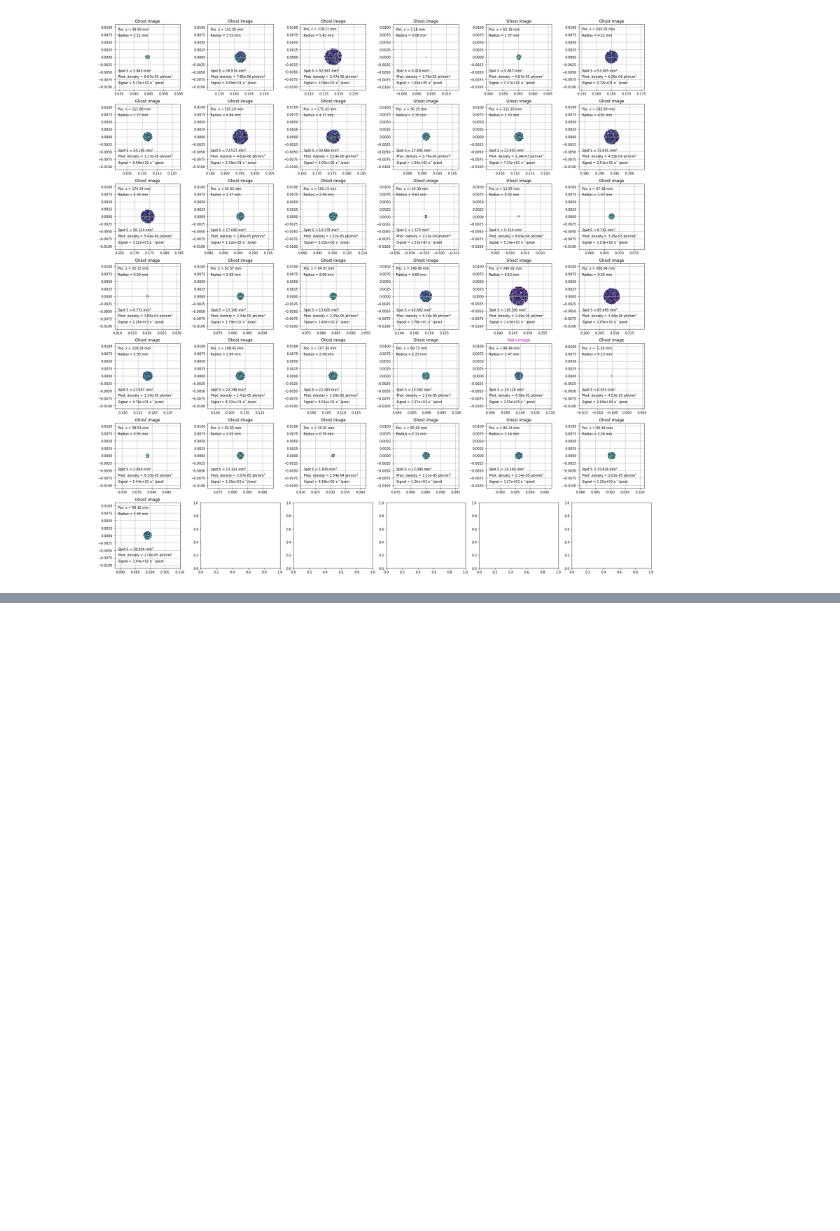
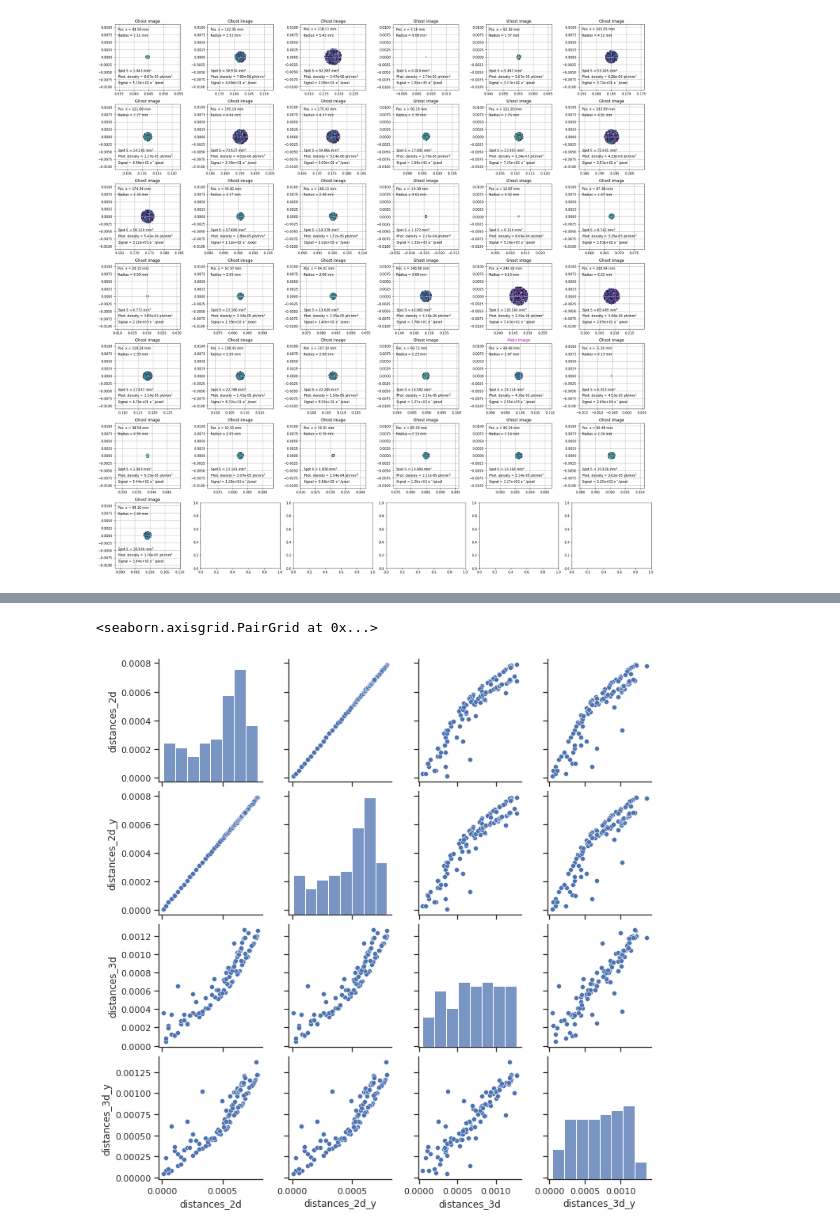
Before and after one commit to lsst-camera-dh/ghosts, a Jupyter notebook: notebooks/LSST_CCOB_ghost_study_distance.ipynb, the cells around one changed output, grey strips where cells are left out. Cells and saved outputs as stored; diff of their text form; code cells hidden in the pictures; blank space fills up the shorter version.

```diff
--- a/notebooks/LSST_CCOB_ghost_study_distance.ipynb
+++ b/notebooks/LSST_CCOB_ghost_study_distance.ipynb
@@ -167,0 +150,18 @@ plt.title('L2 rotation around X from -0.5 to +0.5 degrees')
+# %%
+# correlations between distances
+plt.rcParams["figure.figsize"] = [24, 24]
+pd_distances = pd.DataFrame(
+    {
+        "distances_2d": np.array(distances_2d, dtype="float"),
+        "distances_2d_y": np.array(distances_2d_y, dtype="float"),
+        "distances_3d": np.array(distances_3d, dtype="float"),
+        "distances_3d_y": np.array(distances_3d_y, dtype="float"),
+    }
+)
+
+import seaborn as sns
+sns.set_theme(style="ticks")
+sns.pairplot(pd_distances)
+# %% [output]
+<seaborn.axisgrid.PairGrid at 0x...>
+[figure, added]
```
Also changed, not shown: parts of 12 cells of this notebook.
